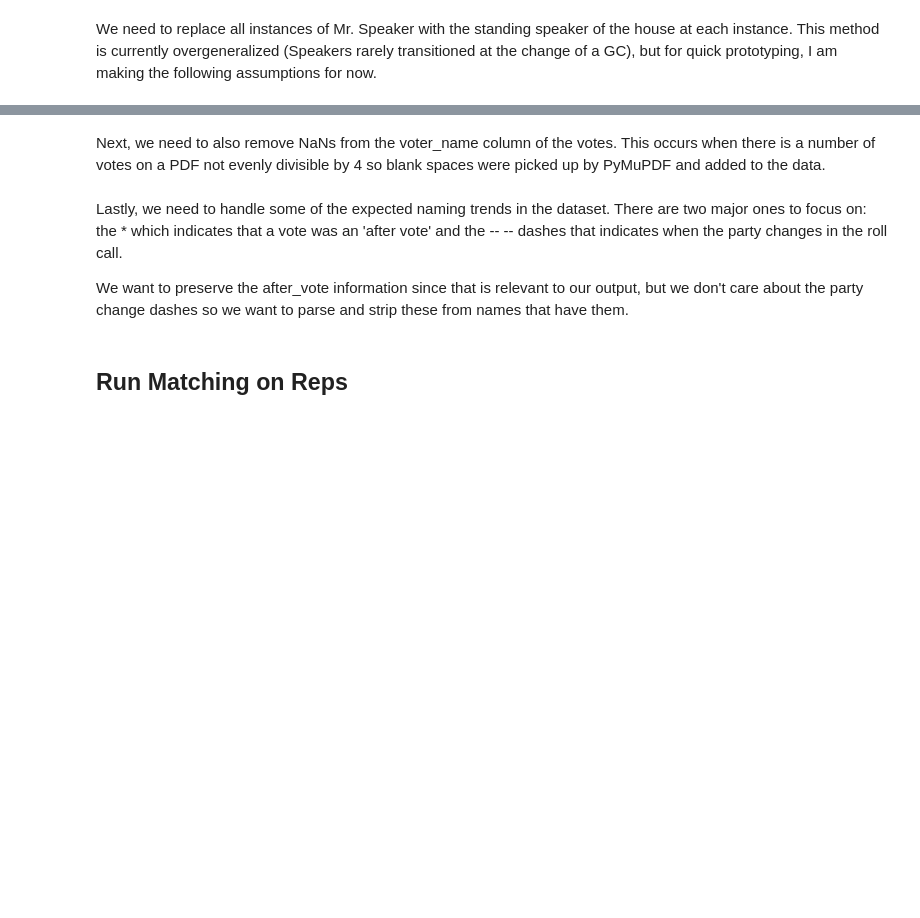
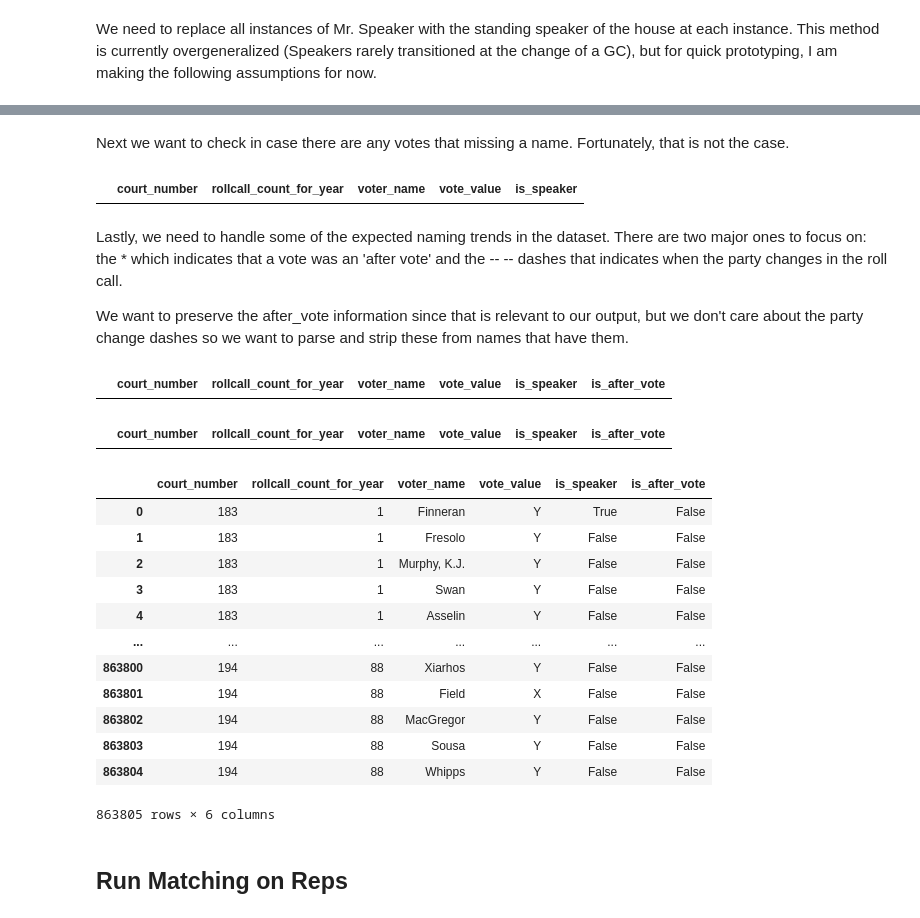
Before and after one commit to BU-Spark/ds-act-on-mass, a Jupyter notebook: fa25-team-a/processing/merge_house_rep_data.ipynb, the cells around one changed output, grey strips where cells are left out. Cells and saved outputs as stored; diff of their text form; code cells hidden in the pictures; blank space fills up the shorter version.

```diff
--- a/fa25-team-a/processing/merge_house_rep_data.ipynb
+++ b/fa25-team-a/processing/merge_house_rep_data.ipynb
@@ -51,6 +85,22 @@ We need to replace all instances of Mr. Speaker with the standing speaker of the
+# %%
+vote_df['is_speaker'] = vote_df['voter_name'].str.contains('Speaker')
 # %%
-joined_vote_bill_df.loc[((joined_vote_bill_df['voter_name'].str.contains('Speaker') == True) & (joined_vote_bill_df['general_court_number'] <= 183)), 'voter_name'] = 'Finneran'
-joined_vote_bill_df.loc[((joined_vote_bill_df['voter_name'].str.contains('Speaker') == True) & (joined_vote_bill_df['general_court_number'] <= 186) & (joined_vote_bill_df['general_court_number'] > 183)), 'voter_name'] = 'DiMasi'
-joined_vote_bill_df.loc[((joined_vote_bill_df['voter_name'].str.contains('Speaker') == True) & (joined_vote_bill_df['general_court_number'] <= 191) & (joined_vote_bill_df['general_court_number'] > 186)), 'voter_name'] = 'DeLeo'
-joined_vote_bill_df.loc[((joined_vote_bill_df['voter_name'].str.contains('Speaker') == True) & (joined_vote_bill_df['general_court_number'] <= 194) & (joined_vote_bill_df['general_court_number'] > 191)), 'voter_name'] = 'DiMasi'
+# Create a mask for rows containing "Speaker" in voter_name
+speaker_mask = vote_df['voter_name'].str.contains('Speaker', case=False, na=False)
+
+# Apply replacements based on general court number and roll call vote number
+# Court 183 (until Court 184 rollcall 1) = Finneran
+vote_df.loc[speaker_mask & (vote_df['court_number'] < 184), 'voter_name'] = 'Finneran'
+
+# Court 184 rollcall 1 through Court 186 rollcall 232 = DiMasi
+vote_df.loc[speaker_mask & (vote_df['court_number'] == 184), 'voter_name'] = 'DiMasi'
+vote_df.loc[speaker_mask & (vote_df['court_number'] == 185), 'voter_name'] = 'DiMasi'
+vote_df.loc[speaker_mask & (vote_df['court_number'] == 186) & (vote_df['rollcall_count_for_year'] <= 232), 'voter_name'] = 'DiMasi'
+
+# After Court 186 rollcall 232 through Court 191 (until Court 192) = DeLeo
+vote_df.loc[speaker_mask & (vote_df['court_number'] == 186) & (vote_df['rollcall_count_for_year'] > 232), 'voter_name'] = 'DeLeo'
+vote_df.loc[speaker_mask & (vote_df['court_number'].isin([187, 188, 189, 190, 191])), 'voter_name'] = 'DeLeo'
+
+# Court 192 onwards (Court 194 and present) = Mariano
+vote_df.loc[speaker_mask & (vote_df['court_number'] >= 192), 'voter_name'] = 'Mariano'
 # %%
@@ -58,4 +110,6 @@ joined_vote_bill_df[joined_vote_bill_df['voter_name'].str.contains('Speaker') ==
 # %% [markdown]
-Next, we need to also remove NaNs from the voter_name column of the votes. This occurs when there is a number of votes on a PDF not evenly divisible by 4 so blank spaces were picked up by PyMuPDF and added to the data.
+Next we want to check in case there are any votes that missing a name. Fortunately, that is not the case.
 # %%
-joined_vote_bill_df[joined_vote_bill_df['voter_name'].isna() == True]
+vote_df[vote_df['voter_name'].isna() == True]
+# %% [output]
+|  | court_number | rollcall_count_for_year | voter_name | vote_value | is_speaker |
@@ -72,18 +121,38 @@ We want to preserve the after_vote information since that is relevant to our out
 # Handling * in names
 
 # Add column with True when name contains an *
-joined_vote_bill_df['is_after_vote'] = joined_vote_bill_df['voter_name'].str.contains('\*')
+vote_df['is_after_vote'] = vote_df['voter_name'].str.contains('\*')
 
 # Strip * from all voter_names
-joined_vote_bill_df['voter_name'] = joined_vote_bill_df['voter_name'].map(lambda x: x.lstrip('*').rstrip('*').replace('*', ''))
+vote_df['voter_name'] = vote_df['voter_name'].map(lambda x: x.lstrip('*').rstrip('*').replace('*', ''))
 
 # Print cleaned dataframe
-joined_vote_bill_df[joined_vote_bill_df['voter_name'].str.contains('\*') == True]
+vote_df[vote_df['voter_name'].str.contains('\*') == True]
+# %% [output]
+|  | court_number | rollcall_count_for_year | voter_name | vote_value | is_speaker | is_after_vote |
 # %%
 # Handle -- --
-joined_vote_bill_df['voter_name'] = joined_vote_bill_df['voter_name'].map(lambda x: x.lstrip('--').rstrip('--'))
+vote_df['voter_name'] = vote_df['voter_name'].map(lambda x: x.lstrip('--').rstrip('--'))
 
-joined_vote_bill_df[joined_vote_bill_df['voter_name'].str.contains('--') == True]
+vote_df[vote_df['voter_name'].str.contains('--') == True]
+# %% [output]
+|  | court_number | rollcall_count_for_year | voter_name | vote_value | is_speaker | is_after_vote |
+# %%
+vote_df
+# %% [output]
+|  | court_number | rollcall_count_for_year | voter_name | vote_value | is_speaker | is_after_vote |
+| 0 | 183 | 1 | Finneran | Y | True | False |
+| 1 | 183 | 1 | Fresolo | Y | False | False |
+| 2 | 183 | 1 | Murphy, K.J. | Y | False | False |
+| 3 | 183 | 1 | Swan | Y | False | False |
+| 4 | 183 | 1 | Asselin | Y | False | False |
+| ... | ... | ... | ... | ... | ... | ... |
+| 863800 | 194 | 88 | Xiarhos | Y | False | False |
+| 863801 | 194 | 88 | Field | X | False | False |
+| 863802 | 194 | 88 | MacGregor | Y | False | False |
+| 863803 | 194 | 88 | Sousa | Y | False | False |
+| 863804 | 194 | 88 | Whipps | Y | False | False |
+863805 rows × 6 columns
 # %% [markdown]
 ## Run Matching on Reps
 # %% [markdown]
```
Also changed, not shown: parts of 43 cells of this notebook.
